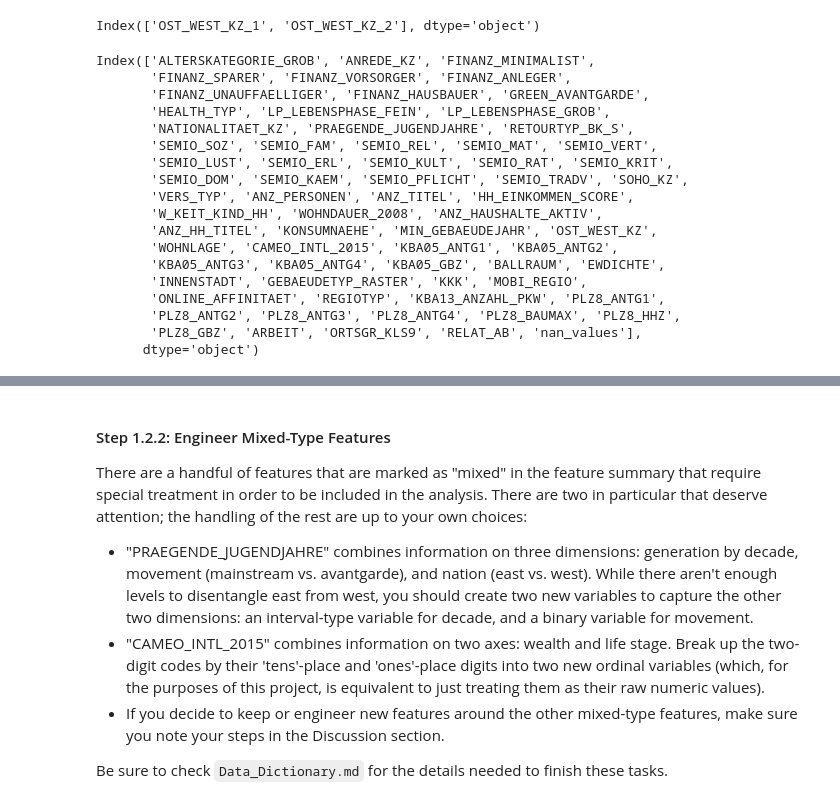
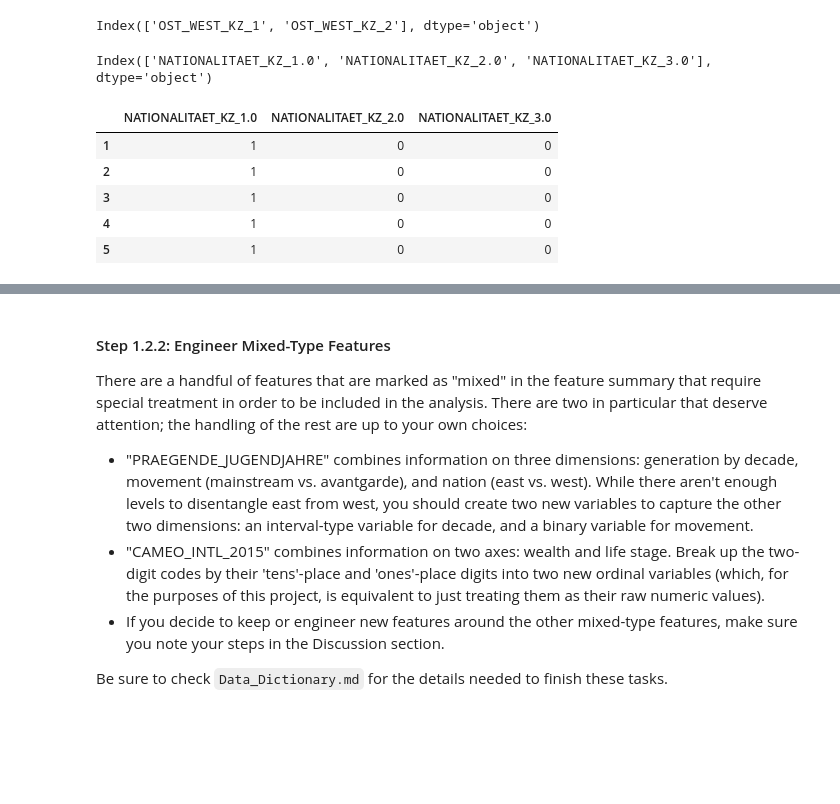
Before and after one commit to noreenwu/customer-segments, a Jupyter notebook: Identify_Customer_Segments.ipynb, the cells around one changed output, grey strips where cells are left out. Cells and saved outputs as stored; diff of their text form; code cells hidden in the pictures; blank space fills up the shorter version.

```diff
--- a/Identify_Customer_Segments.ipynb
+++ b/Identify_Customer_Segments.ipynb
@@ -831,30 +828,24 @@ az2_subset_clean.head(10)
 # one hot encode OST_WEST_KZ and NATIONALITAET_KZ
 
 y = pd.get_dummies(az2_subset_clean.OST_WEST_KZ, prefix='OST_WEST_KZ')
+# %%
+y2 = pd.get_dummies(az2_subset_clean.NATIONALITAET_KZ, prefix='NATIONALITAET_KZ')
 # %%
 y.columns
 # %% [output]
 Index(['OST_WEST_KZ_1', 'OST_WEST_KZ_2'], dtype='object')
 # %%
-az2_subset_clean.columns
+y2.columns
 # %% [output]
-Index(['ALTERSKATEGORIE_GROB', 'ANREDE_KZ', 'FINANZ_MINIMALIST',
-       'FINANZ_SPARER', 'FINANZ_VORSORGER', 'FINANZ_ANLEGER',
-       'FINANZ_UNAUFFAELLIGER', 'FINANZ_HAUSBAUER', 'GREEN_AVANTGARDE',
-       'HEALTH_TYP', 'LP_LEBENSPHASE_FEIN', 'LP_LEBENSPHASE_GROB',
-       'NATIONALITAET_KZ', 'PRAEGENDE_JUGENDJAHRE', 'RETOURTYP_BK_S',
-       'SEMIO_SOZ', 'SEMIO_FAM', 'SEMIO_REL', 'SEMIO_MAT', 'SEMIO_VERT',
-       'SEMIO_LUST', 'SEMIO_ERL', 'SEMIO_KULT', 'SEMIO_RAT', 'SEMIO_KRIT',
-       'SEMIO_DOM', 'SEMIO_KAEM', 'SEMIO_PFLICHT', 'SEMIO_TRADV', 'SOHO_KZ',
-       'VERS_TYP', 'ANZ_PERSONEN', 'ANZ_TITEL', 'HH_EINKOMMEN_SCORE',
-       'W_KEIT_KIND_HH', 'WOHNDAUER_2008', 'ANZ_HAUSHALTE_AKTIV',
-       'ANZ_HH_TITEL', 'KONSUMNAEHE', 'MIN_GEBAEUDEJAHR', 'OST_WEST_KZ',
-       'WOHNLAGE', 'CAMEO_INTL_2015', 'KBA05_ANTG1', 'KBA05_ANTG2',
-       'KBA05_ANTG3', 'KBA05_ANTG4', 'KBA05_GBZ', 'BALLRAUM', 'EWDICHTE',
-       'INNENSTADT', 'GEBAEUDETYP_RASTER', 'KKK', 'MOBI_REGIO',
-       'ONLINE_AFFINITAET', 'REGIOTYP', 'KBA13_ANZAHL_PKW', 'PLZ8_ANTG1',
-       'PLZ8_ANTG2', 'PLZ8_ANTG3', 'PLZ8_ANTG4', 'PLZ8_BAUMAX', 'PLZ8_HHZ',
-       'PLZ8_GBZ', 'ARBEIT', 'ORTSGR_KLS9', 'RELAT_AB', 'nan_values'],
-      dtype='object')
+Index(['NATIONALITAET_KZ_1.0', 'NATIONALITAET_KZ_2.0', 'NATIONALITAET_KZ_3.0'], dtype='object')
+# %%
+y2.head(5)
+# %% [output]
+|  | NATIONALITAET_KZ_1.0 | NATIONALITAET_KZ_2.0 | NATIONALITAET_KZ_3.0 |
+| 1 | 1 | 0 | 0 |
+| 2 | 1 | 0 | 0 |
+| 3 | 1 | 0 | 0 |
+| 4 | 1 | 0 | 0 |
+| 5 | 1 | 0 | 0 |
 # %%
 df = pd.concat([az2_subset_clean, y], axis=1)
```
Also changed, not shown: parts of 27 cells of this notebook, 1 other file.
